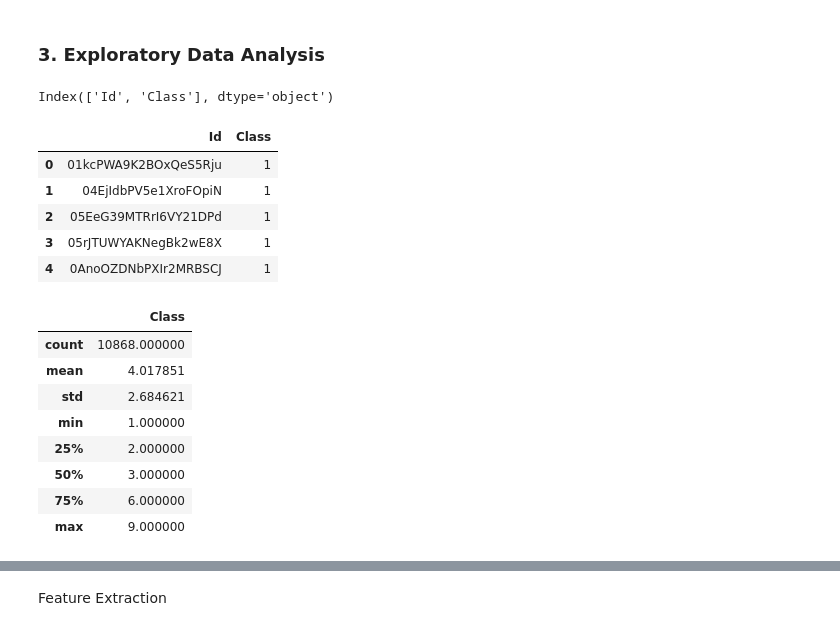
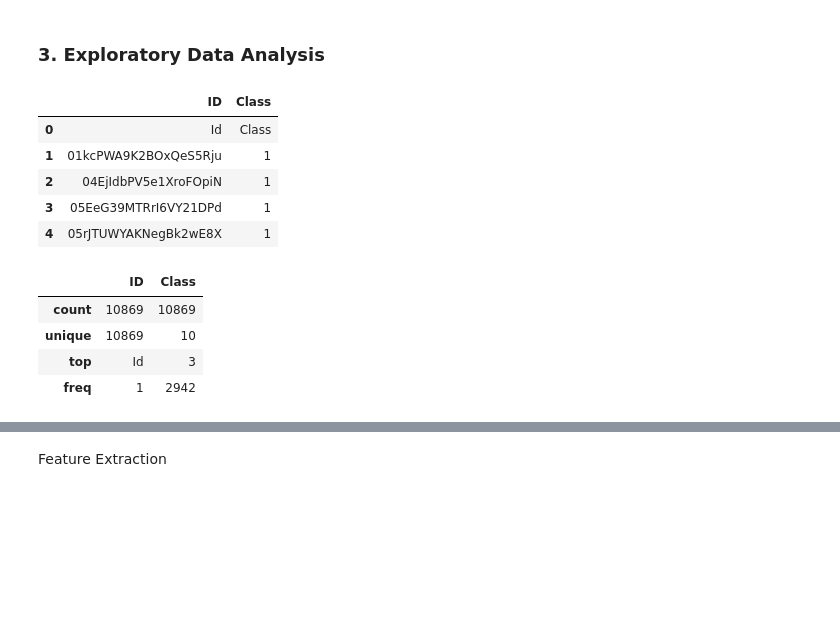
Before and after one commit to mohd-saifuddin/Applied-Roots, a Jupyter notebook: Applied-AI-Course/Modules/M06-ML-Case-Studies/06-Microsoft-Malware-Detection/Microsoft-Malware-Detection-Practice.ipynb, the cells around one changed output, grey strips where cells are left out. Saved outputs shown, nothing was run; the diff lists cells and outputs as text; code cells hidden in the pictures; blank space fills up the shorter version.

```diff
--- a/Applied-AI-Course/Modules/M06-ML-Case-Studies/06-Microsoft-Malware-Detection/Microsoft-Malware-Detection-Practice.ipynb
+++ b/Applied-AI-Course/Modules/M06-ML-Case-Studies/06-Microsoft-Malware-Detection/Microsoft-Malware-Detection-Practice.ipynb
@@ -123,28 +125,22 @@ from IPython.display import display
 # %% [markdown]
 ### 3. Exploratory Data Analysis
 # %%
-label_df = pd.read_csv(filepath_or_buffer='data/trainLabels.csv')
+label_df = pd.read_csv(filepath_or_buffer='data/trainLabels.csv', names=['ID', 'Class'])
 # %%
-display(label_df.columns)
 display(label_df.head())
 display(label_df.describe())
 # %% [output]
-Index(['Id', 'Class'], dtype='object')
-|  | Id | Class |
-| 0 | 01kcPWA9K2BOxQeS5Rju | 1 |
-| 1 | 04EjIdbPV5e1XroFOpiN | 1 |
-| 2 | 05EeG39MTRrI6VY21DPd | 1 |
-| 3 | 05rJTUWYAKNegBk2wE8X | 1 |
-| 4 | 0AnoOZDNbPXIr2MRBSCJ | 1 |
+|  | ID | Class |
+| 0 | Id | Class |
+| 1 | 01kcPWA9K2BOxQeS5Rju | 1 |
+| 2 | 04EjIdbPV5e1XroFOpiN | 1 |
+| 3 | 05EeG39MTRrI6VY21DPd | 1 |
+| 4 | 05rJTUWYAKNegBk2wE8X | 1 |
-|  | Class |
-| count | 10868.000000 |
-| mean | 4.017851 |
-| std | 2.684621 |
-| min | 1.000000 |
-| 25% | 2.000000 |
-| 50% | 3.000000 |
-| 75% | 6.000000 |
-| max | 9.000000 |
+|  | ID | Class |
+| count | 10869 | 10869 |
+| unique | 10869 | 10 |
+| top | Id | 3 |
+| freq | 1 | 2942 |
 # %%
 def class_distribution(data, label, title='Data'):
     """
```
Also changed, not shown: parts of 30 cells of this notebook, 1 other file.
